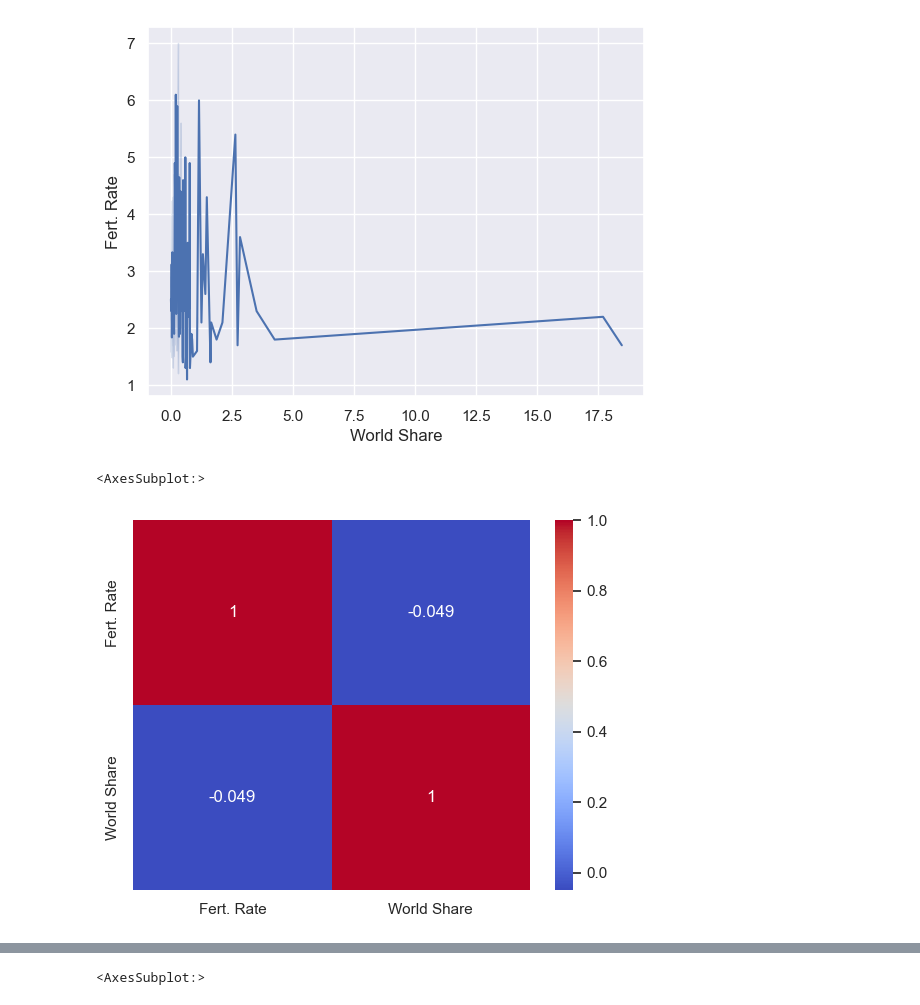
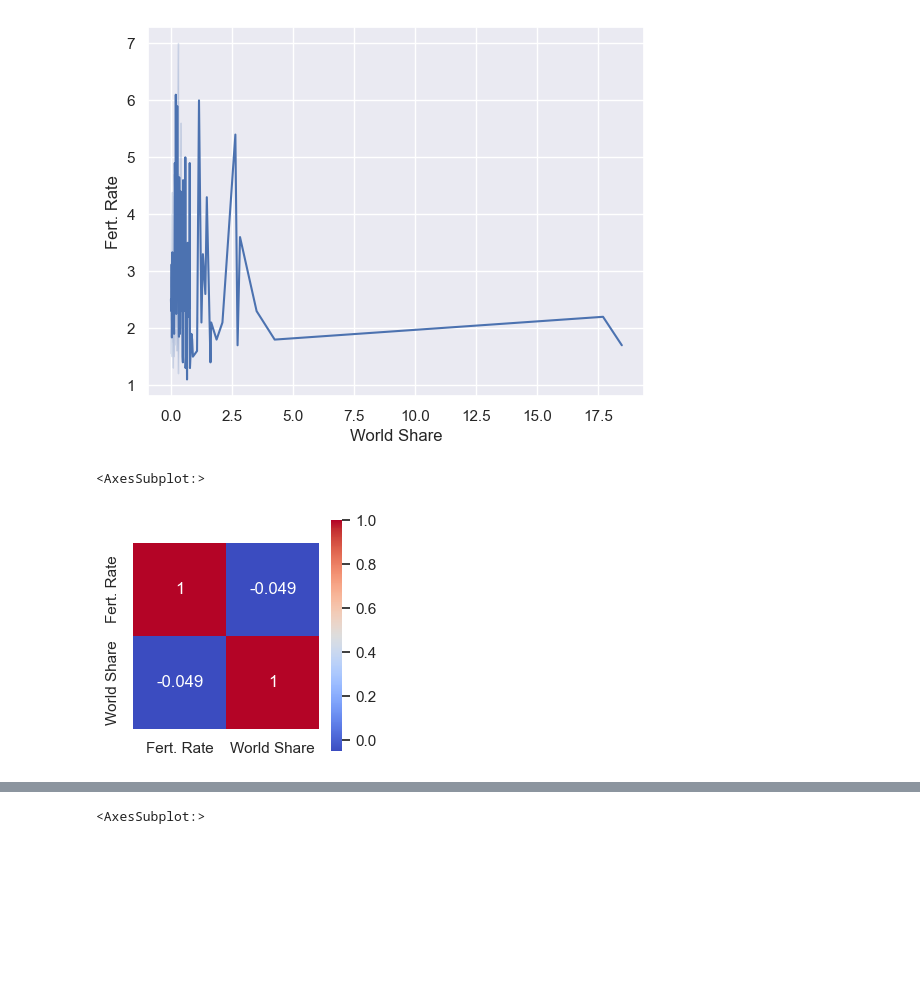
Before and after one commit to ChairmanTee/HTH_BUILD_SUMMER_2022, a Jupyter notebook: Finding-an-Interesting-Dataset-OA/Population_data.ipynb, the cells around one changed output, grey strips where cells are left out. Saved outputs shown, nothing was run; the diff lists cells and outputs as text; code cells hidden in the pictures; blank space fills up the shorter version.

Commit message:
updating my dataset

```diff
--- a/Finding-an-Interesting-Dataset-OA/Population_data.ipynb
+++ b/Finding-an-Interesting-Dataset-OA/Population_data.ipynb
@@ -17,6 +17,7 @@ No. | Question
 import pandas
 import seaborn as sns
 import matplotlib.pyplot as plt
+import numpy as np
 #pandas.options.display.max_columns = None
 #pandas.options.display.max_rows = None
 
@@ -24,11 +25,13 @@ Population_data = pandas.read_csv("world_population_by_country.csv")
 
 Population_data = Population_data[Population_data['Fert. Rate'].str.contains('N\.A\.') == False]
 Population_data.dropna(subset=['Fert. Rate'],inplace = True)
-Population_data['Land Area (Km²)']= Population_data['Land Area (Km²)'].str.replace(",","").astype(int)
+# Population_data['Land Area (Km²)']= Population_data['Land Area (Km²)'].str.replace(",","").astype(int)
 Population_data['Population 2020']= Population_data['Population 2020'].str.replace(",","").astype(int)
 Population_data['World Share']= Population_data['World Share'].str.replace("%","").astype(float)
-
+Population_data = Population_data[Population_data['Urban Pop %'].str.contains('N\.A\.') == False]
+Population_data['Urban Pop %']= Population_data['Urban Pop %'].str.replace("%","").astype(int)
 Population_data['Fert. Rate']= Population_data['Fert. Rate'].astype(float)
+sns.set(font_scale = 1)
 
 Population_data
 # %% [output]
@@ -85,3 +77,16 @@ plt.pie(x = Population_data['Population 2020'].head(10), labels = Population_dat
 plt.show()
 # %% [output]
 [figure]
+# %%
+# Barplot of the 10 most populous countries with their percentage of Urban Population
+
+ax = sns.barplot( data = Population_data.head(10), x='Country (or dependency)', y='Population 2020', hue= 'Urban Pop %', dodge= False)
+ax.set(xlabel='Country', ylabel='Population (Billions)', title='Population data',)
+
+plt.setp(ax.get_xticklabels(), rotation=45)
+ax.figure.set_size_inches(20,10)
+sns.set(font_scale = 1)
+sns.set_theme(style="darkgrid")
+tips = sns.load_dataset("tips")
+plt.ylim(0,2000000000)
+plt.show()
@@ -154,10 +203,11 @@ sns.lineplot(x='World Share', y='Fert. Rate', data= Population_data)
 [figure]
 # %%
 # Heatmap
+fig, ax = plt.subplots(figsize=(3,3))
 
-sns.heatmap(Population_data[['Fert. Rate', 'World Share']].corr(), cmap="coolwarm", annot = True)
+sns.heatmap(Population_data[['Fert. Rate', 'World Share']].corr(), cmap="coolwarm", annot = True, square = True)
 # %% [output]
 <AxesSubplot:>
-[figure, old version]
+[figure, new version]
 # %%
 # Correllation between fertility rate and world share
```
Also changed, not shown: parts of 9 cells of this notebook.
